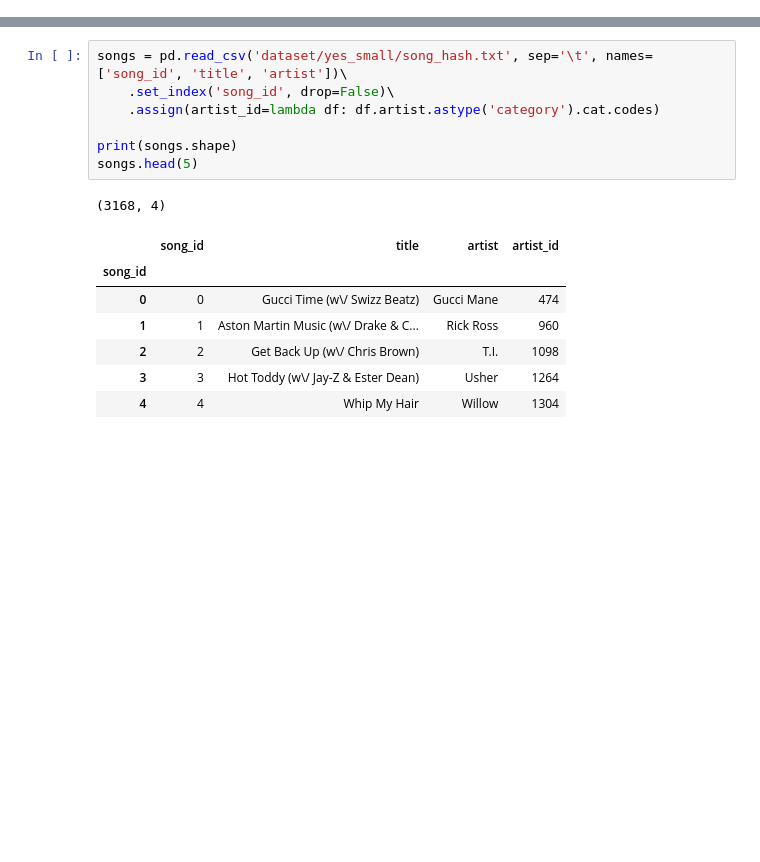
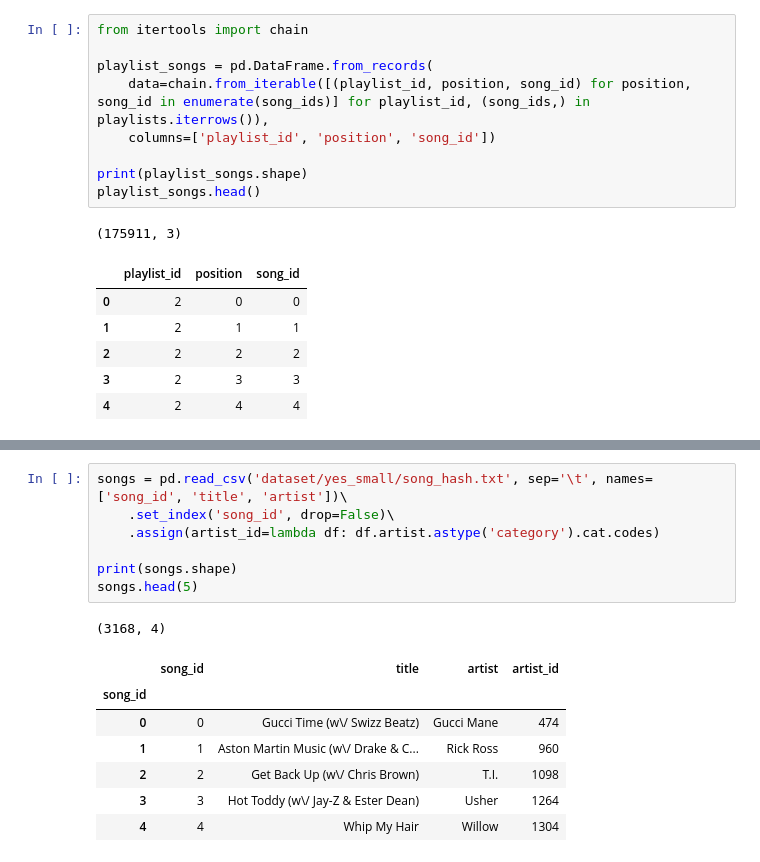
Before and after one commit to pilipolio/schibsted-study, a Jupyter notebook: notebooks/201612_playlist.ipynb, the cells around one changed output, grey strips where cells are left out. Saved outputs shown, nothing was run; the diff lists cells and outputs as text; blank space fills up the shorter version.

Commit message:
Updated playlist

```diff
--- a/notebooks/201612_playlist.ipynb
+++ b/notebooks/201612_playlist.ipynb
@@ -71,0 +63,17 @@ x dataset/yes_big/train.txt
+# %%
+from itertools import chain
+
+playlist_songs = pd.DataFrame.from_records(
+    data=chain.from_iterable([(playlist_id, position, song_id) for position, song_id in enumerate(song_ids)] for playlist_id, (song_ids,) in playlists.iterrows()),
+    columns=['playlist_id', 'position', 'song_id'])
+
+print(playlist_songs.shape)
+playlist_songs.head()
+# %% [output]
+(175911, 3)
+|  | playlist_id | position | song_id |
+| 0 | 2 | 0 | 0 |
+| 1 | 2 | 1 | 1 |
+| 2 | 2 | 2 | 2 |
+| 3 | 2 | 3 | 3 |
+| 4 | 2 | 4 | 4 |
```
Also changed, not shown: parts of 28 cells of this notebook.
